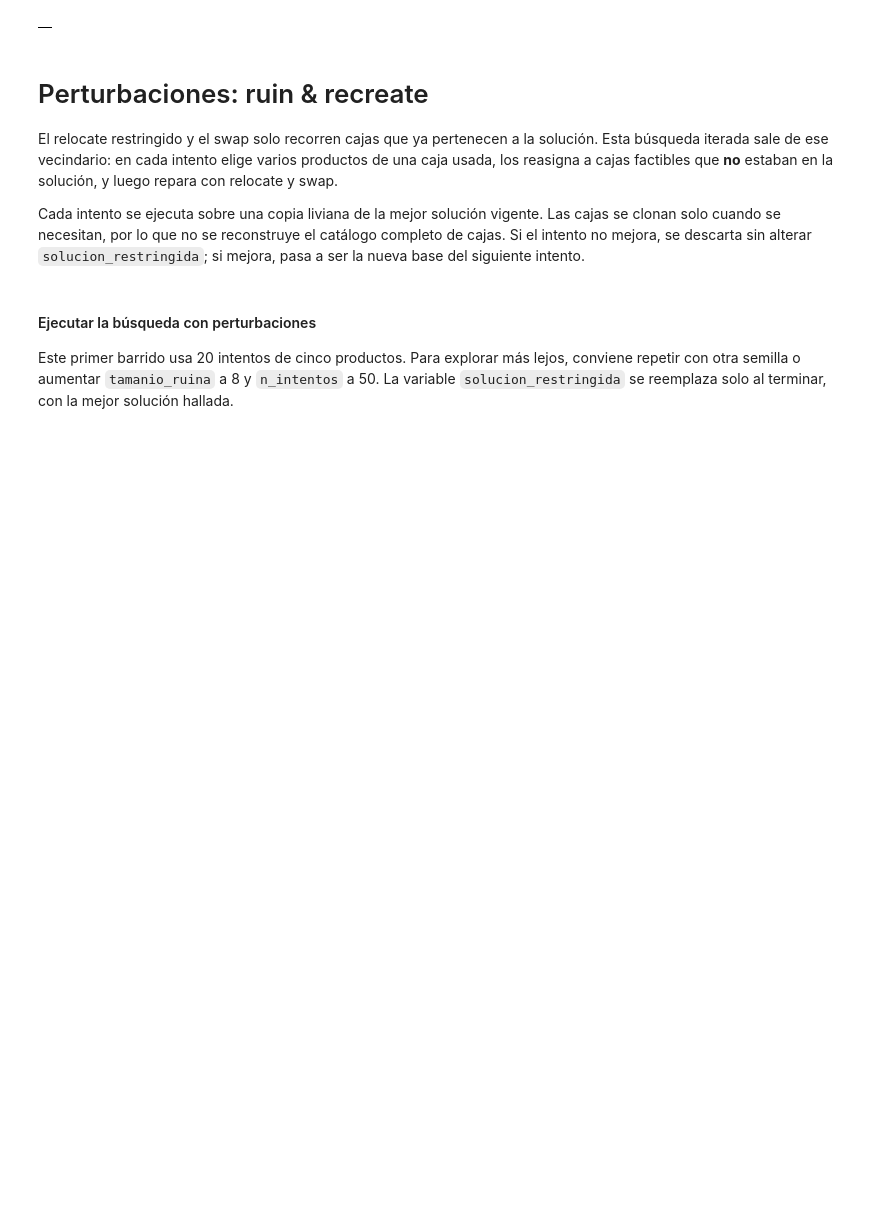
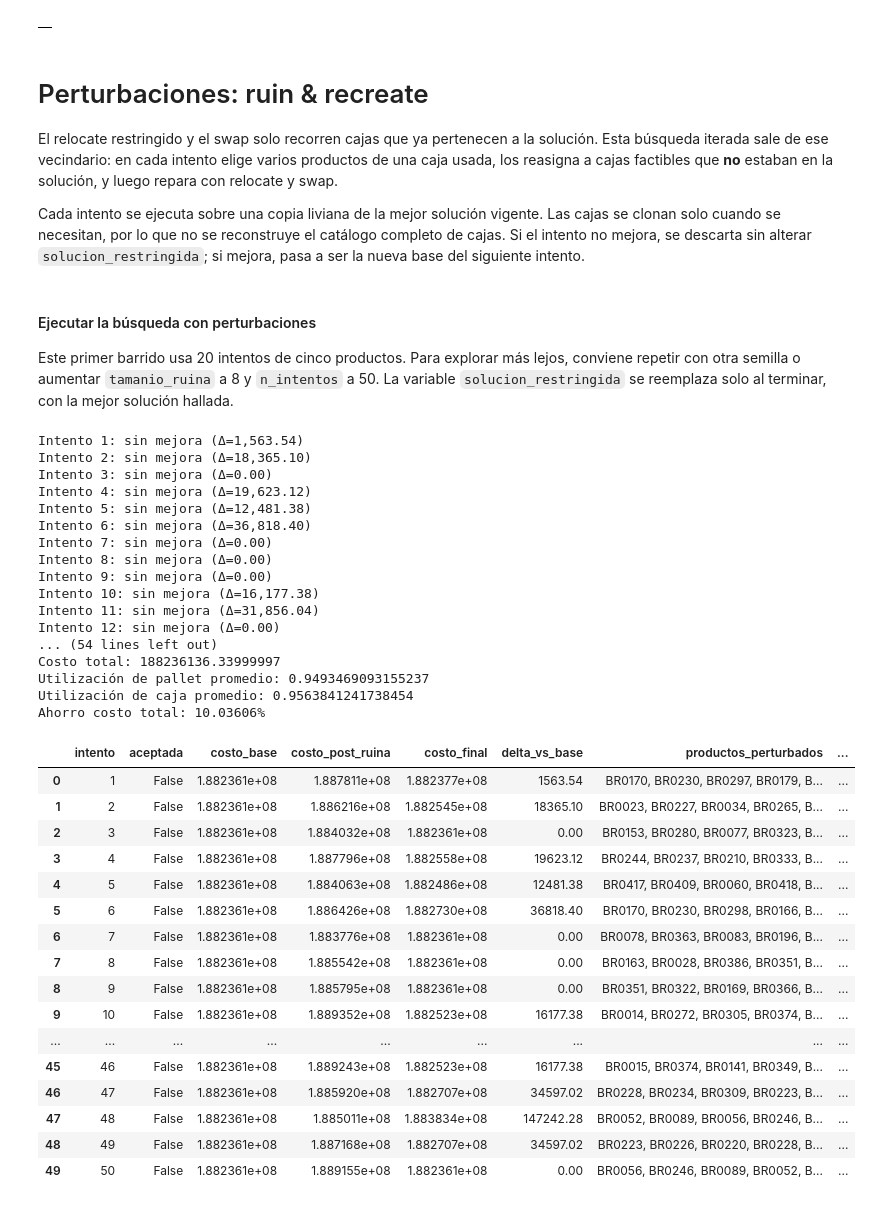
Before and after one commit to demianelnecave/AlixPartners-Competencia-Datos, a Jupyter notebook: 7.relocate.ipynb, the cells around one changed output. Saved outputs shown, nothing was run; the diff lists cells and outputs as text; code cells hidden in the pictures; blank space fills up the shorter version.

```diff
--- a/7.relocate.ipynb
+++ b/7.relocate.ipynb
@@ -946,16 +946,51 @@ Este primer barrido usa 20 intentos de cinco productos. Para explorar más lejos
 # %%
 solucion_restringida, historial_perturbaciones = busqueda_ruin_recreate(
     solucion_restringida,
     cajas_r,
     cajas_asignables_por_producto_r,
-    n_intentos=20,
-    tamanio_ruina=5,
+    n_intentos=50,
+    tamanio_ruina=15,
     max_candidatos_nuevos=30,
     max_iter_reparacion=30,
     max_iter_swap=30,
     semilla=42,
     verbose=True
 )
 
 solucion_restringida.resumen_general()
 historial_perturbaciones
+# %% [output]
+Intento 1: sin mejora (Δ=1,563.54)
+Intento 2: sin mejora (Δ=18,365.10)
+Intento 3: sin mejora (Δ=0.00)
+Intento 4: sin mejora (Δ=19,623.12)
+Intento 5: sin mejora (Δ=12,481.38)
+Intento 6: sin mejora (Δ=36,818.40)
+Intento 7: sin mejora (Δ=0.00)
+Intento 8: sin mejora (Δ=0.00)
+Intento 9: sin mejora (Δ=0.00)
+Intento 10: sin mejora (Δ=16,177.38)
+Intento 11: sin mejora (Δ=31,856.04)
+Intento 12: sin mejora (Δ=0.00)
+... (54 lines left out)
+Costo total: 188236136.33999997
+Utilización de pallet promedio: 0.9493469093155237
+Utilización de caja promedio: 0.9563841241738454
+Ahorro costo total: 10.03606%
+|  | intento | aceptada | costo_base | costo_post_ruina | costo_final | delta_vs_base | productos_perturbados | ... |
+| 0 | 1 | False | 1.882361e+08 | 1.887811e+08 | 1.882377e+08 | 1563.54 | BR0170, BR0230, BR0297, BR0179, B... | ... |
+| 1 | 2 | False | 1.882361e+08 | 1.886216e+08 | 1.882545e+08 | 18365.10 | BR0023, BR0227, BR0034, BR0265, B... | ... |
+| 2 | 3 | False | 1.882361e+08 | 1.884032e+08 | 1.882361e+08 | 0.00 | BR0153, BR0280, BR0077, BR0323, B... | ... |
+| 3 | 4 | False | 1.882361e+08 | 1.887796e+08 | 1.882558e+08 | 19623.12 | BR0244, BR0237, BR0210, BR0333, B... | ... |
+| 4 | 5 | False | 1.882361e+08 | 1.884063e+08 | 1.882486e+08 | 12481.38 | BR0417, BR0409, BR0060, BR0418, B... | ... |
+| 5 | 6 | False | 1.882361e+08 | 1.886426e+08 | 1.882730e+08 | 36818.40 | BR0170, BR0230, BR0298, BR0166, B... | ... |
+| 6 | 7 | False | 1.882361e+08 | 1.883776e+08 | 1.882361e+08 | 0.00 | BR0078, BR0363, BR0083, BR0196, B... | ... |
+| 7 | 8 | False | 1.882361e+08 | 1.885542e+08 | 1.882361e+08 | 0.00 | BR0163, BR0028, BR0386, BR0351, B... | ... |
+| 8 | 9 | False | 1.882361e+08 | 1.885795e+08 | 1.882361e+08 | 0.00 | BR0351, BR0322, BR0169, BR0366, B... | ... |
+| 9 | 10 | False | 1.882361e+08 | 1.889352e+08 | 1.882523e+08 | 16177.38 | BR0014, BR0272, BR0305, BR0374, B... | ... |
+| ... | ... | ... | ... | ... | ... | ... | ... | ... |
+| 45 | 46 | False | 1.882361e+08 | 1.889243e+08 | 1.882523e+08 | 16177.38 | BR0015, BR0374, BR0141, BR0349, B... | ... |
+| 46 | 47 | False | 1.882361e+08 | 1.885920e+08 | 1.882707e+08 | 34597.02 | BR0228, BR0234, BR0309, BR0223, B... | ... |
+| 47 | 48 | False | 1.882361e+08 | 1.885011e+08 | 1.883834e+08 | 147242.28 | BR0052, BR0089, BR0056, BR0246, B... | ... |
+| 48 | 49 | False | 1.882361e+08 | 1.887168e+08 | 1.882707e+08 | 34597.02 | BR0223, BR0226, BR0220, BR0228, B... | ... |
+| 49 | 50 | False | 1.882361e+08 | 1.889155e+08 | 1.882361e+08 | 0.00 | BR0056, BR0246, BR0089, BR0052, B... | ... |
```
